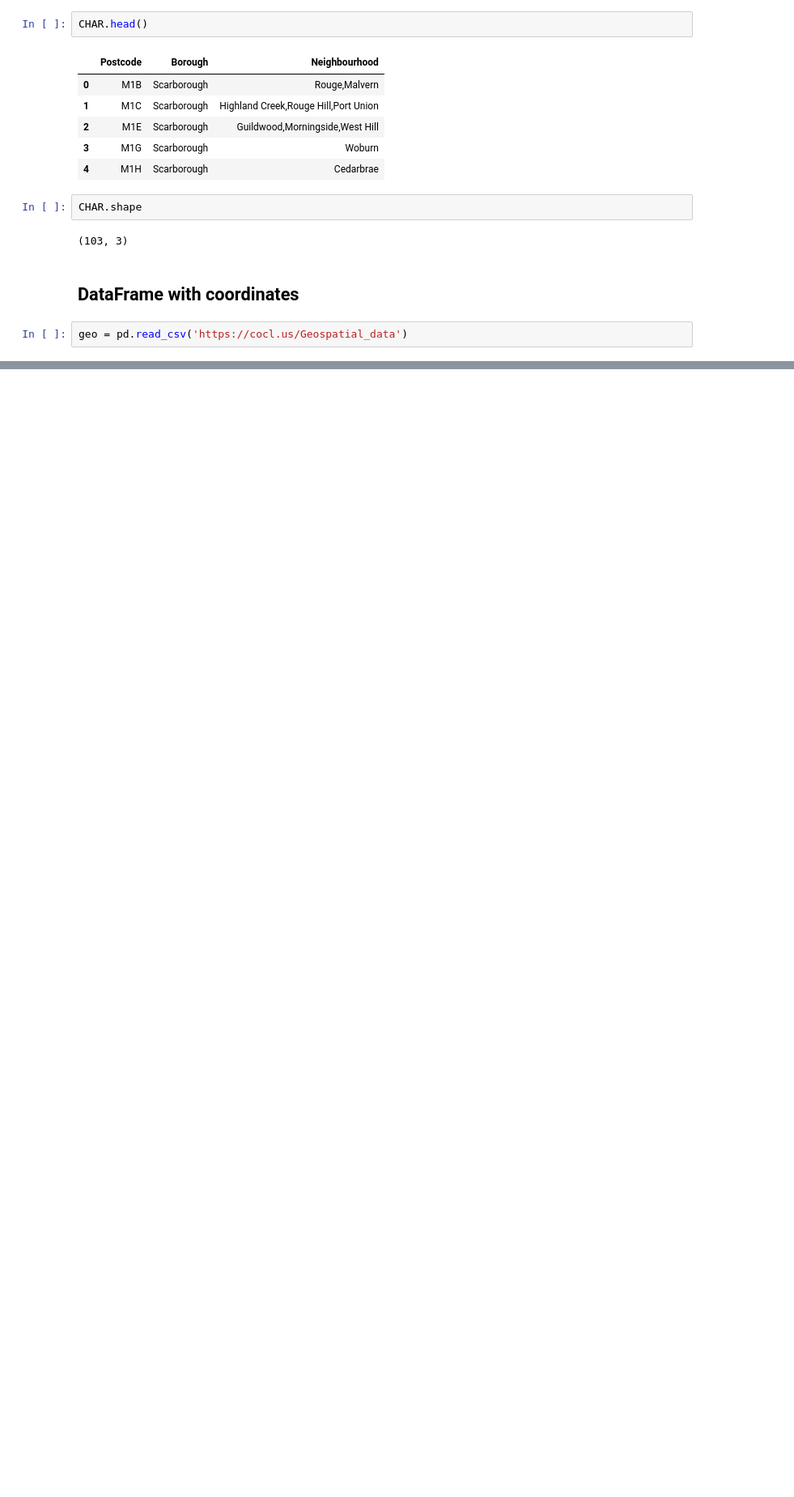
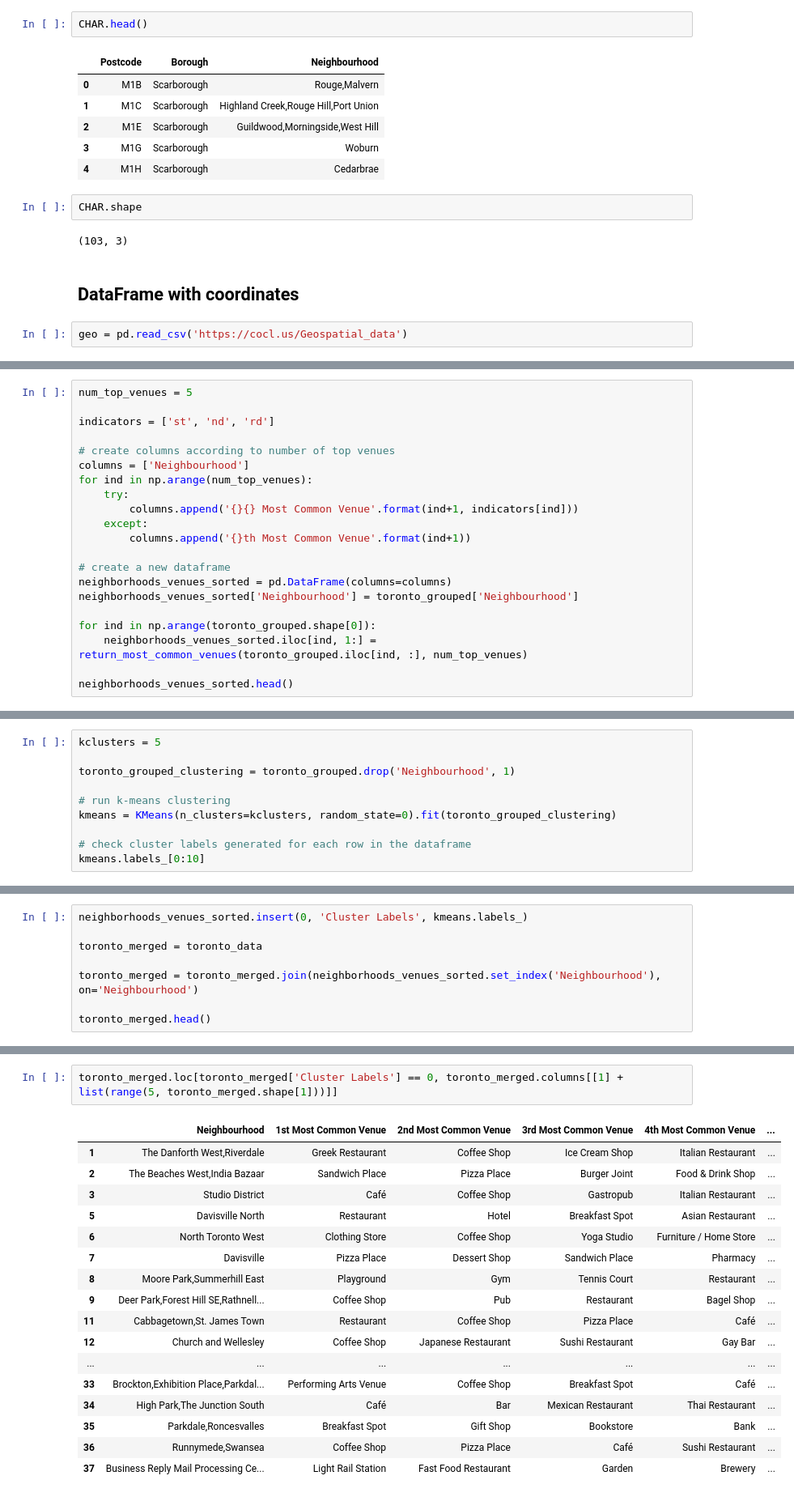
Before and after one commit to cesarc96/Cursera_Capstone, a Jupyter notebook: Canada.ipynb, the cells around one changed output, grey strips where cells are left out. Shown at 81% size. Drawn from its saved outputs; the diff is of its cells as text; blank space fills up the shorter version.

```diff
--- a/Canada.ipynb
+++ b/Canada.ipynb
@@ -105,0 +484,21 @@ new_df.head()
+# %%
+num_top_venues = 5
+
+indicators = ['st', 'nd', 'rd']
+
+# create columns according to number of top venues
+columns = ['Neighbourhood']
+for ind in np.arange(num_top_venues):
+    try:
+        columns.append('{}{} Most Common Venue'.format(ind+1, indicators[ind]))
+    except:
+        columns.append('{}th Most Common Venue'.format(ind+1))
+
+# create a new dataframe
+neighborhoods_venues_sorted = pd.DataFrame(columns=columns)
+neighborhoods_venues_sorted['Neighbourhood'] = toronto_grouped['Neighbourhood']
+
+for ind in np.arange(toronto_grouped.shape[0]):
+    neighborhoods_venues_sorted.iloc[ind, 1:] = return_most_common_venues(toronto_grouped.iloc[ind, :], num_top_venues)
+
+neighborhoods_venues_sorted.head()
@@ -105,0 +512,10 @@ new_df.head()
+# %%
+kclusters = 5
+
+toronto_grouped_clustering = toronto_grouped.drop('Neighbourhood', 1)
+
+# run k-means clustering
+kmeans = KMeans(n_clusters=kclusters, random_state=0).fit(toronto_grouped_clustering)
+
+# check cluster labels generated for each row in the dataframe
+kmeans.labels_[0:10]
@@ -105,0 +524,8 @@ new_df.head()
+# %%
+neighborhoods_venues_sorted.insert(0, 'Cluster Labels', kmeans.labels_)
+
+toronto_merged = toronto_data
+
+toronto_merged = toronto_merged.join(neighborhoods_venues_sorted.set_index('Neighbourhood'), on='Neighbourhood')
+
+toronto_merged.head()
@@ -105,0 +567,20 @@ new_df.head()
+# %%
+toronto_merged.loc[toronto_merged['Cluster Labels'] == 0, toronto_merged.columns[[1] + list(range(5, toronto_merged.shape[1]))]]
+# %% [output]
+|  | Neighbourhood | 1st Most Common Venue | 2nd Most Common Venue | 3rd Most Common Venue | 4th Most Common Venue | ... |
+| 1 | The Danforth West,Riverdale | Greek Restaurant | Coffee Shop | Ice Cream Shop | Italian Restaurant | ... |
+| 2 | The Beaches West,India Bazaar | Sandwich Place | Pizza Place | Burger Joint | Food & Drink Shop | ... |
+| 3 | Studio District | Café | Coffee Shop | Gastropub | Italian Restaurant | ... |
+| 5 | Davisville North | Restaurant | Hotel | Breakfast Spot | Asian Restaurant | ... |
+| 6 | North Toronto West | Clothing Store | Coffee Shop | Yoga Studio | Furniture / Home Store | ... |
+| 7 | Davisville | Pizza Place | Dessert Shop | Sandwich Place | Pharmacy | ... |
+| 8 | Moore Park,Summerhill East | Playground | Gym | Tennis Court | Restaurant | ... |
+| 9 | Deer Park,Forest Hill SE,Rathnell... | Coffee Shop | Pub | Restaurant | Bagel Shop | ... |
+| 11 | Cabbagetown,St. James Town | Restaurant | Coffee Shop | Pizza Place | Café | ... |
+| 12 | Church and Wellesley | Coffee Shop | Japanese Restaurant | Sushi Restaurant | Gay Bar | ... |
+| ... | ... | ... | ... | ... | ... | ... |
+| 33 | Brockton,Exhibition Place,Parkdal... | Performing Arts Venue | Coffee Shop | Breakfast Spot | Café | ... |
+| 34 | High Park,The Junction South | Café | Bar | Mexican Restaurant | Thai Restaurant | ... |
+| 35 | Parkdale,Roncesvalles | Breakfast Spot | Gift Shop | Bookstore | Bank | ... |
+| 36 | Runnymede,Swansea | Coffee Shop | Pizza Place | Café | Sushi Restaurant | ... |
+| 37 | Business Reply Mail Processing Ce... | Light Rail Station | Fast Food Restaurant | Garden | Brewery | ... |
```
Also changed, not shown: parts of 36 cells of this notebook.
